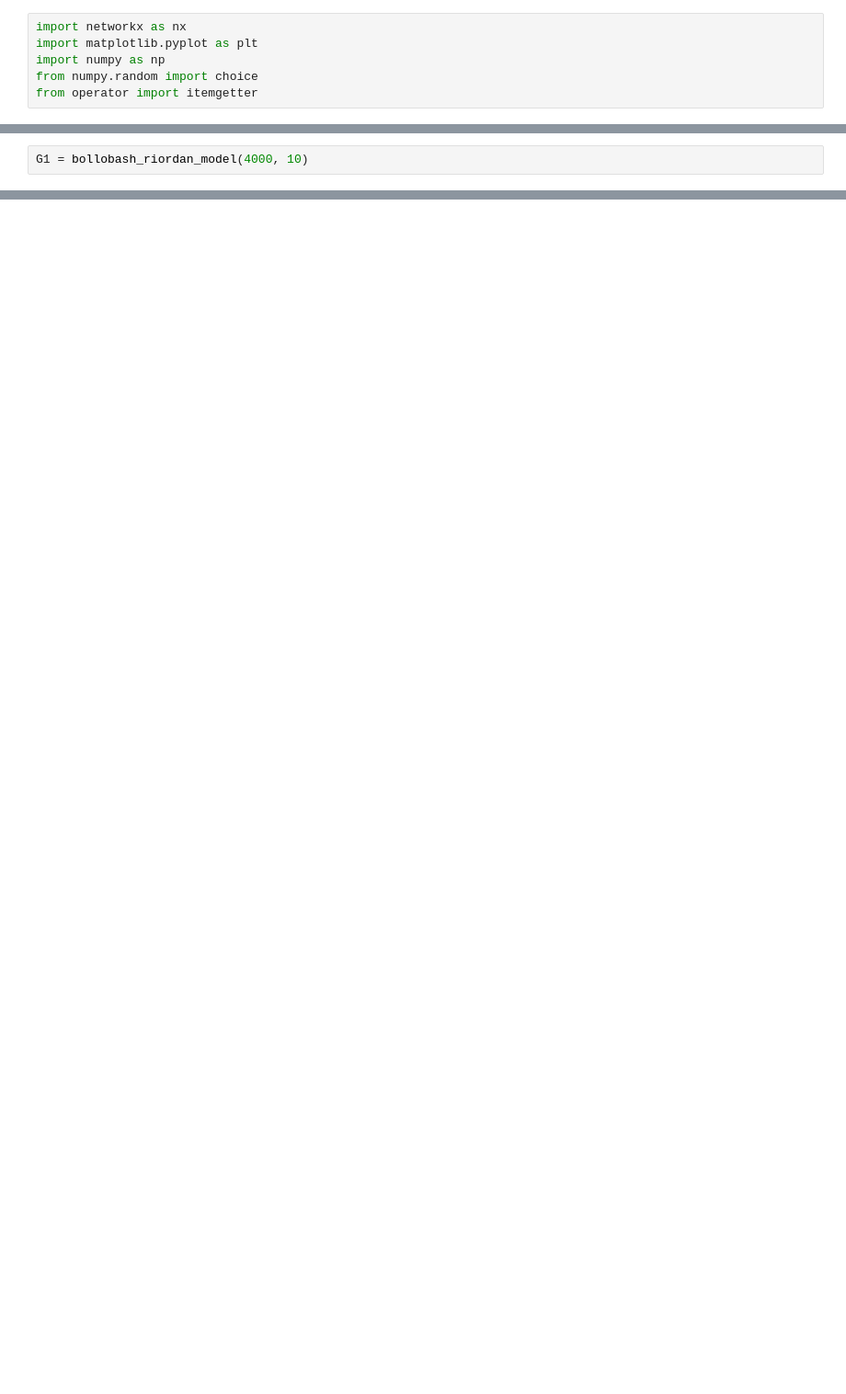
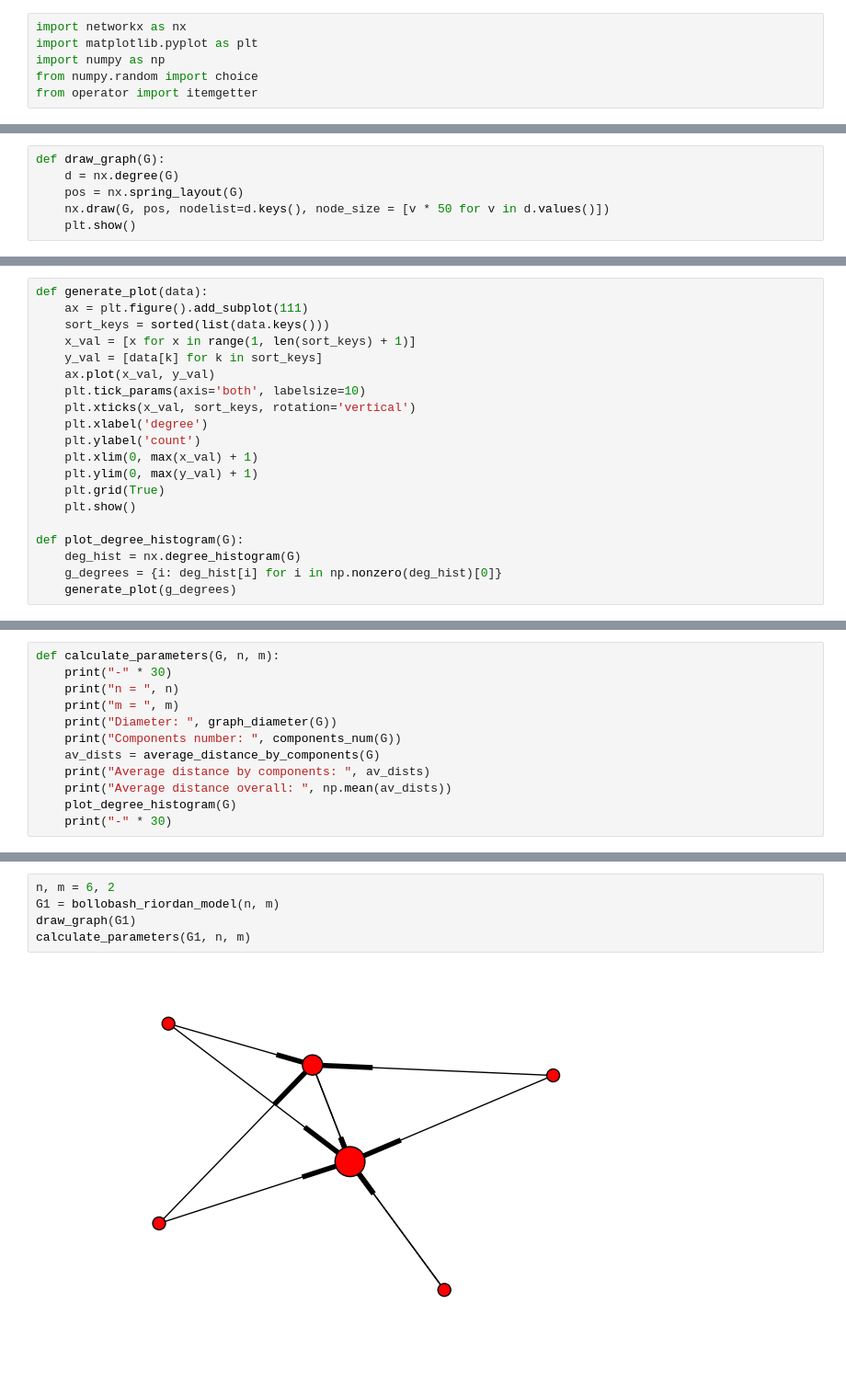
Before and after one commit to aliaksei-kasiyanik/web-graph-lab, a Jupyter notebook: notebook/web-graph-lab.ipynb, the cells around one changed output, grey strips where cells are left out. Shown at 92% size. Cells and saved outputs as stored; diff of their text form; blank space fills up the shorter version.

Commit message:
bollobashi-riordan model

```diff
--- a/notebook/web-graph-lab.ipynb
+++ b/notebook/web-graph-lab.ipynb
@@ -46,2 +13,0 @@ def bollobash_riordan_model(n, m):
-# %%
-G1 = bollobash_riordan_model(4000, 10)
@@ -53,0 +57,6 @@ TypeError: diameter() missing 1 required positional argument: 'G'
+# %%
+def draw_graph(G):
+    d = nx.degree(G)
+    pos = nx.spring_layout(G)
+    nx.draw(G, pos, nodelist=d.keys(), node_size = [v * 50 for v in d.values()])
+    plt.show()
@@ -53,0 +90,20 @@ TypeError: diameter() missing 1 required positional argument: 'G'
+# %%
+def generate_plot(data):
+    ax = plt.figure().add_subplot(111)
+    sort_keys = sorted(list(data.keys()))
+    x_val = [x for x in range(1, len(sort_keys) + 1)]
+    y_val = [data[k] for k in sort_keys]
+    ax.plot(x_val, y_val)
+    plt.tick_params(axis='both', labelsize=10)
+    plt.xticks(x_val, sort_keys, rotation='vertical')
+    plt.xlabel('degree')
+    plt.ylabel('count')
+    plt.xlim(0, max(x_val) + 1)
+    plt.ylim(0, max(y_val) + 1)
+    plt.grid(True)
+    plt.show()
+
+def plot_degree_histogram(G):
+    deg_hist = nx.degree_histogram(G)
+    g_degrees = {i: deg_hist[i] for i in np.nonzero(deg_hist)[0]}
+    generate_plot(g_degrees)
@@ -53,0 +112,12 @@ TypeError: diameter() missing 1 required positional argument: 'G'
+# %%
+def calculate_parameters(G, n, m):
+    print("-" * 30)
+    print("n = ", n)
+    print("m = ", m)
+    print("Diameter: ", graph_diameter(G))
+    print("Components number: ", components_num(G))
+    av_dists = average_distance_by_components(G)
+    print("Average distance by components: ", av_dists)
+    print("Average distance overall: ", np.mean(av_dists))
+    plot_degree_histogram(G)
+    print("-" * 30)
@@ -53,0 +128,7 @@ TypeError: diameter() missing 1 required positional argument: 'G'
+# %%
+n, m = 6, 2
+G1 = bollobash_riordan_model(n, m)
+draw_graph(G1)
+calculate_parameters(G1, n, m)
+# %% [output]
+[figure, added]
```
Also changed, not shown: parts of 23 cells of this notebook.
